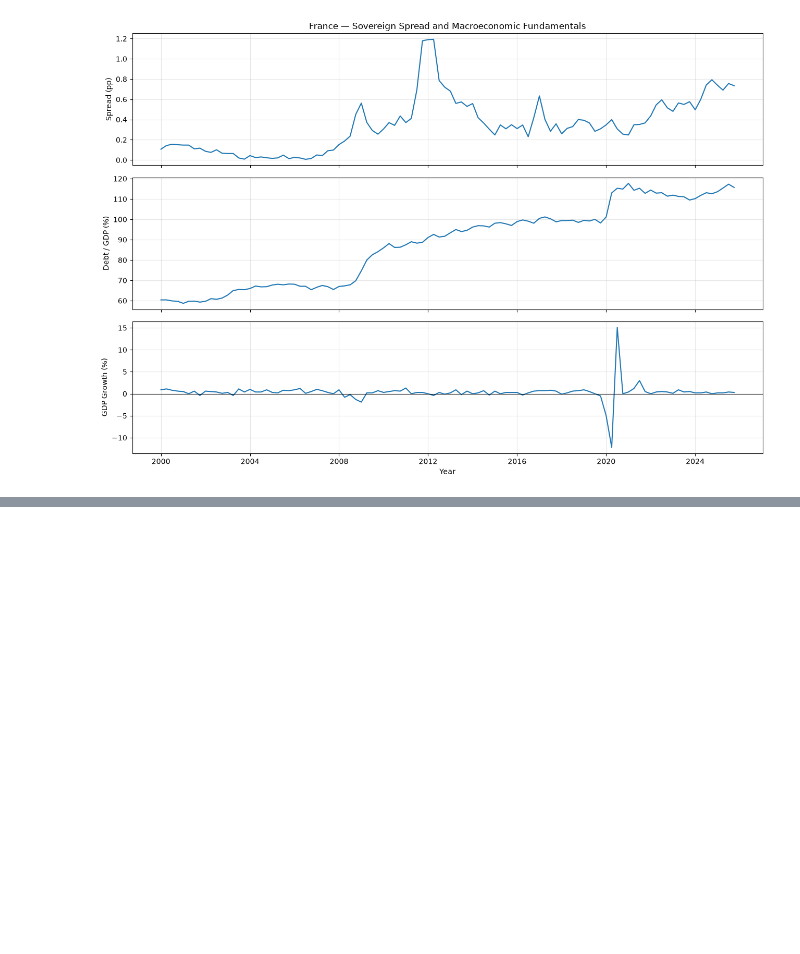
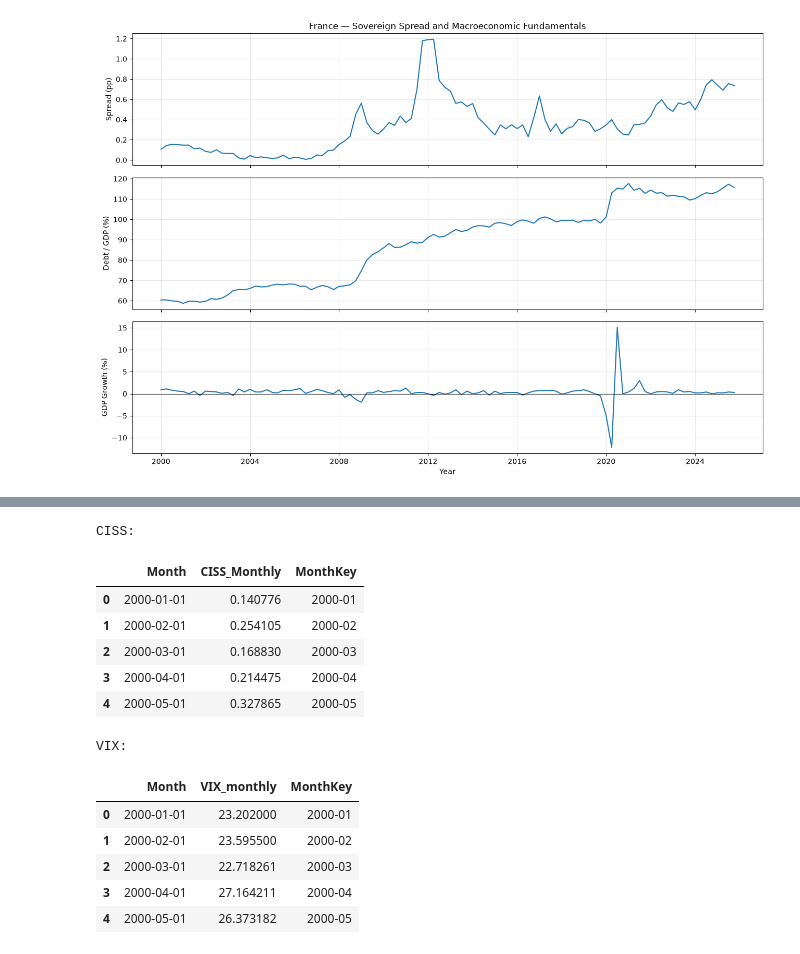
Before and after one commit to Mobula-nyte/ADA-Sovereign-Spreads, a Jupyter notebook: notebooks/03_1_exploration_real_data.ipynb, the cells around one changed output, grey strips where cells are left out. Saved outputs shown, nothing was run; the diff lists cells and outputs as text; code cells hidden in the pictures; blank space fills up the shorter version.

```diff
--- a/notebooks/03_1_exploration_real_data.ipynb
+++ b/notebooks/03_1_exploration_real_data.ipynb
@@ -776,0 +836,39 @@ plt.show()
+# %%
+
+# Convert dates to datetime format
+ciss["Month"] = pd.to_datetime(
+    ciss["Month"], format="%d/%m/%Y"
+)
+
+vix["Month"] = pd.to_datetime(
+    vix["Month"], format="%d/%m/%Y"
+)
+
+# Create a monthly identifier in both datasets
+ciss["MonthKey"] = ciss["Month"].dt.to_period("M")
+vix["MonthKey"] = vix["Month"].dt.to_period("M")
+
+# Create the same identifier in our master dataset
+df["MonthKey"] = df["Date"].dt.to_period("M")
+
+# Verify the results
+print("CISS:")
+display(ciss.head())
+
+print("VIX:")
+display(vix.head())
+# %% [output]
+CISS:
+|  | Month | CISS_Monthly | MonthKey |
+| 0 | 2000-01-01 | 0.140776 | 2000-01 |
+| 1 | 2000-02-01 | 0.254105 | 2000-02 |
+| 2 | 2000-03-01 | 0.168830 | 2000-03 |
+| 3 | 2000-04-01 | 0.214475 | 2000-04 |
+| 4 | 2000-05-01 | 0.327865 | 2000-05 |
+VIX:
+|  | Month | VIX_monthly | MonthKey |
+| 0 | 2000-01-01 | 23.202000 | 2000-01 |
+| 1 | 2000-02-01 | 23.595500 | 2000-02 |
+| 2 | 2000-03-01 | 22.718261 | 2000-03 |
+| 3 | 2000-04-01 | 27.164211 | 2000-04 |
+| 4 | 2000-05-01 | 26.373182 | 2000-05 |
```
Also changed, not shown: parts of 4 cells of this notebook, 2 other files.
